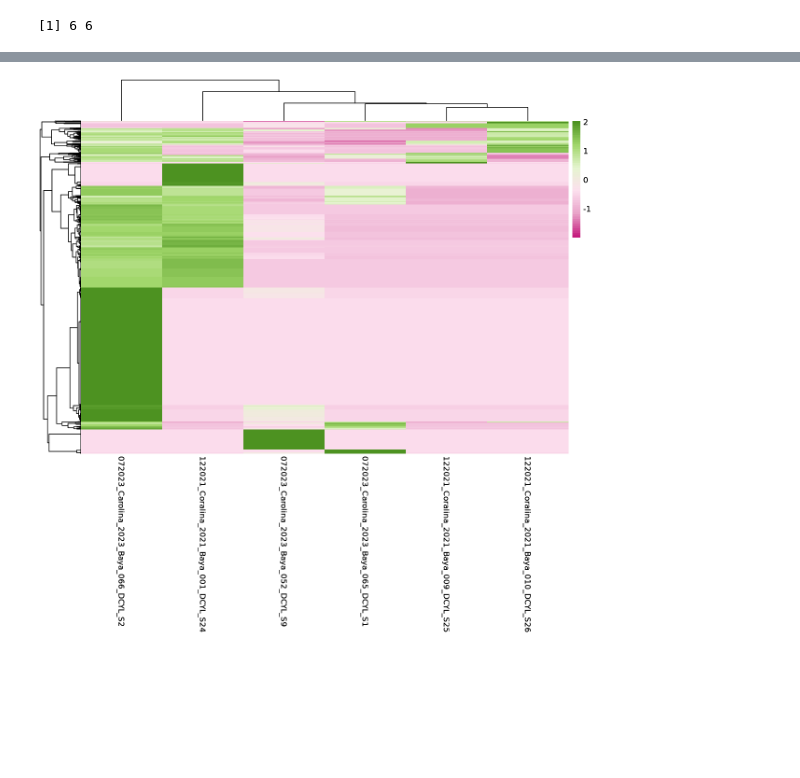
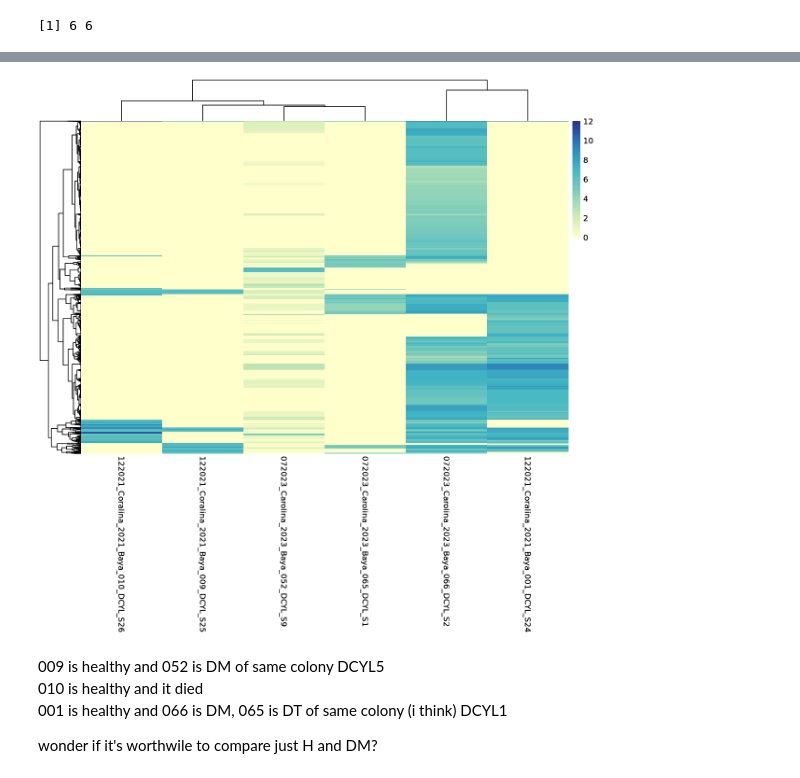
Before and after one commit to nikeaulrich/DR_SCTLD, a Jupyter notebook: DR_functional_visualization.ipynb, the cells around one changed output, grey strips where cells are left out. Cells and saved outputs as stored; diff of their text form; code cells hidden in the pictures; blank space fills up the shorter version.

Commit message:
updating notebooks with functional analysis and added family taxa plots

```diff
--- a/DR_functional_visualization.ipynb
+++ b/DR_functional_visualization.ipynb
@@ -435,0 +463,2 @@ all_genes_plot
+# %%
+colors <- colorRampPalette(brewer.pal(n = 6, name = "YlGnBu"))(50)
@@ -769,16 +814,16 @@ mat_z_dcyl <- t(scale(t(DCYL_log_counts)))
 # %%
 options(repr.plot.width=10, repr.plot.height=10)
 # %%
-dcyl_genes_plot <- pheatmap(mat_z_dcyl,
+dcyl_genes_plot <- pheatmap(DCYL_log_counts,
          cluster_rows = TRUE,
          cluster_cols = TRUE,
          show_rownames = FALSE,
          #legend_breaks = c(0, 2, 4, 6, max(mat_z_no_ofavs)),
          #legend_labels = c("0", "2", "4", "6", "z-score\n"),
          legend=TRUE,
          scale = "none", # Already Z-scored if used mat_z, or use scale="row" on unscaled mat_filtered
-         color = my_colors)
+         color = colors)
 dcyl_genes_plot
 # %% [output]
-[figure, old version]
+[figure, new version]
 # %%
@@ -787,3 +832,9 @@ ggsave(filename = "dcyl_gene_heatmap.png", plot = dcyl_genes_plot,
       height = 10,
       units = "in",
       dpi = 300)
+# %% [markdown]
+009 is healthy and 052 is DM of same colony DCYL5 \
+010 is healthy and it died \
+001 is healthy and 066 is DM, 065 is DT of same colony (i think) DCYL1
+
+wonder if it's worthwile to compare just H and DM?
```
Also changed, not shown: parts of 20 cells of this notebook, 31 other files.
